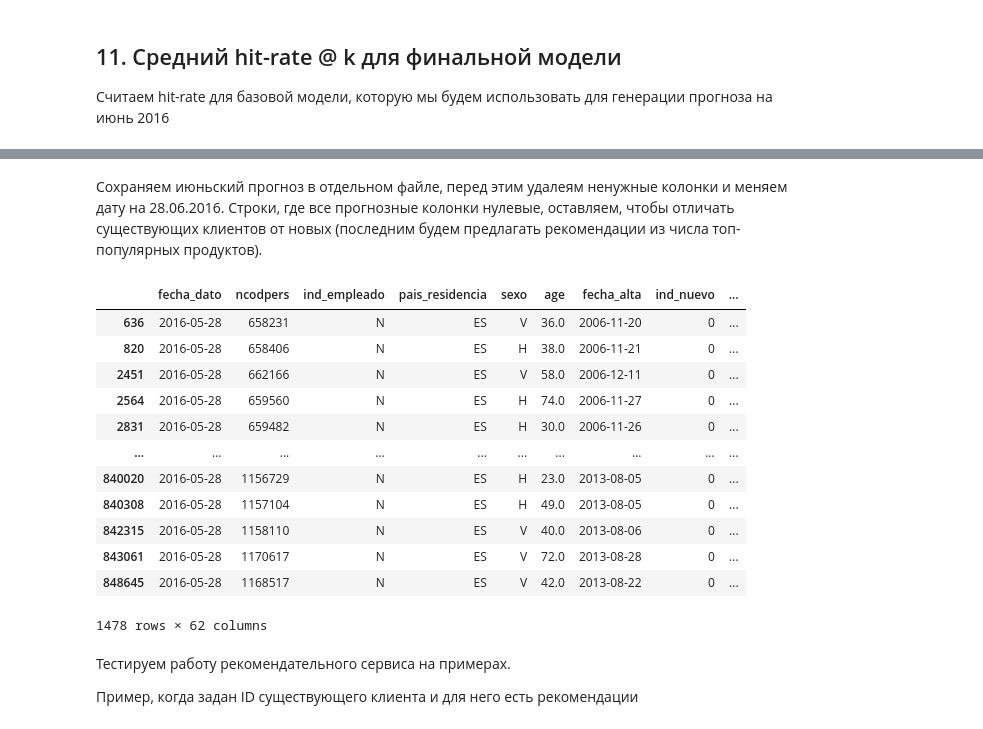
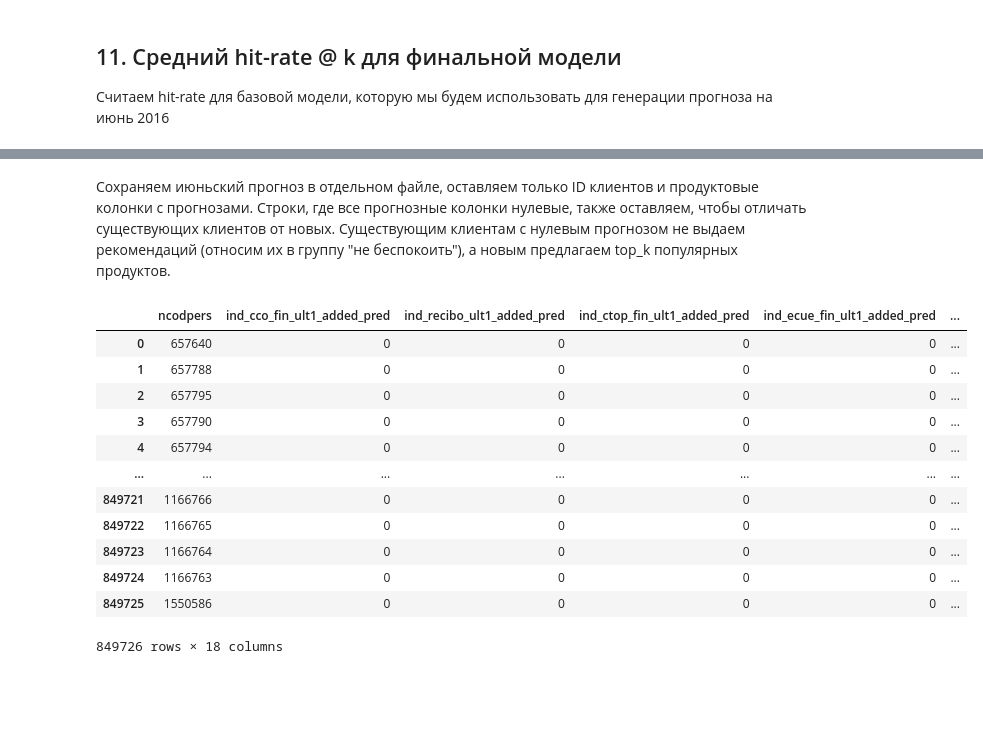
Before and after one commit to ibnkir/bank-recsys-project, a Jupyter notebook: notebooks/eda_ml_notebook.ipynb, the cells around one changed output, grey strips where cells are left out. Saved outputs shown, nothing was run; the diff lists cells and outputs as text; code cells hidden in the pictures; blank space fills up the shorter version.

```diff
--- a/notebooks/eda_ml_notebook.ipynb
+++ b/notebooks/eda_ml_notebook.ipynb
@@ -981,7 +976,7 @@ clean_data_train = pd.read_csv('../data/clean_data_train.csv.zip')
 clean_data_test = pd.read_csv('../data/clean_data_test.csv.zip')
 # %%
 # Загружаем данные о популярности продуктов
-pop_ranked_prods = pd.read_parquet('../services/data/pop_ranked_prods.parquet')
+pop_ranked_prods = pd.read_parquet('../services/recs_data/pop_ranked_products.parquet')
 # %%
 # Имена колонок с продуктами на конец месяца
 prods_held_cols = [
@@ -1567,6 +1609,7 @@ non_bin_cat_cols_fs = [
     'fecha_dato',
     'ind_empleado',
     'pais_residencia',
+    'indrel_1mes',
     'tiprel_1mes',
     'canal_entrada',
     'segmento'
@@ -1732,12 +1780,11 @@ cb_clf = CatBoostClassifier(loss_function='MultiLogloss',
 random_search = RandomizedSearchCV(
     estimator=cb_clf,
     param_distributions=params,
-    n_iter=5,
+    n_iter=3,
     cv=3,
     random_state=RANDOM_STATE,
     n_jobs=-1
 )
 # %%
-# Запускаем поиск наилучших параметров
-random_search.fit(X_train_base_transformed, Y_train)
-%time cv_results = pd.DataFrame(random_search.cv_results_)
+# Запускаем подбор гиперпараметров
+%time random_search.fit(X_train_base_transformed, Y_train)
@@ -1921,10 +1942,25 @@ X_june_transformed = data_preprocessor_base.transform(X_june)
 Y_june_pred = cb_clf_base.predict(X_june_transformed)
 clean_data_test[topn_pop_prods_added_pred_cols] = Y_june_pred
 # %% [markdown]
-Сохраняем июньский прогноз в отдельном файле, перед этим удалеям ненужные колонки и меняем дату на 28.06.2016.
-Строки, где все прогнозные колонки нулевые, оставляем,
-чтобы отличать существующих клиентов от новых (последним будем предлагать
-рекомендации из числа топ-популярных продуктов).
+Сохраняем июньский прогноз в отдельном файле, оставляем только ID клиентов и продуктовые колонки с прогнозами.
+Строки, где все прогнозные колонки нулевые, также оставляем, чтобы отличать существующих клиентов от новых.
+Существующим клиентам с нулевым прогнозом не выдаем рекомендаций (относим их в группу "не беспокоить"),
+а новым предлагаем top_k популярных продуктов.
 # %%
-# Из продуктовых колонок оставляем только данные на начало июня и прогнозные top_n колонок
-june_2016_recs = clean_data_test.drop(columns=prods_held_cols + prods_added_cols)
+# Оставляем только колонки с клиентскими ID и прогнозами
+june_2016_recs = clean_data_test[np.concatenate((['ncodpers'], topn_pop_prods_added_pred_cols))]
+june_2016_recs
+# %% [output]
+|  | ncodpers | ind_cco_fin_ult1_added_pred | ind_recibo_ult1_added_pred | ind_ctop_fin_ult1_added_pred | ind_ecue_fin_ult1_added_pred | ... |
+| 0 | 657640 | 0 | 0 | 0 | 0 | ... |
+| 1 | 657788 | 0 | 0 | 0 | 0 | ... |
+| 2 | 657795 | 0 | 0 | 0 | 0 | ... |
+| 3 | 657790 | 0 | 0 | 0 | 0 | ... |
+| 4 | 657794 | 0 | 0 | 0 | 0 | ... |
+| ... | ... | ... | ... | ... | ... | ... |
+| 849721 | 1166766 | 0 | 0 | 0 | 0 | ... |
+| 849722 | 1166765 | 0 | 0 | 0 | 0 | ... |
+| 849723 | 1166764 | 0 | 0 | 0 | 0 | ... |
+| 849724 | 1166763 | 0 | 0 | 0 | 0 | ... |
+| 849725 | 1550586 | 0 | 0 | 0 | 0 | ... |
+849726 rows × 18 columns
@@ -1934,18 +1967 @@ june_2016_recs['fecha_dato'].replace({'2015-05-28':'2015-06-28'}, inplace=True)
-# %%
-# Смотрим результат
-june_2016_recs
-# %% [output]
-|  | fecha_dato | ncodpers | ind_empleado | pais_residencia | sexo | age | fecha_alta | ind_nuevo | ... |
-| 636 | 2016-05-28 | 658231 | N | ES | V | 36.0 | 2006-11-20 | 0 | ... |
-| 820 | 2016-05-28 | 658406 | N | ES | H | 38.0 | 2006-11-21 | 0 | ... |
-| 2451 | 2016-05-28 | 662166 | N | ES | V | 58.0 | 2006-12-11 | 0 | ... |
-| 2564 | 2016-05-28 | 659560 | N | ES | H | 74.0 | 2006-11-27 | 0 | ... |
-| 2831 | 2016-05-28 | 659482 | N | ES | H | 30.0 | 2006-11-26 | 0 | ... |
-| ... | ... | ... | ... | ... | ... | ... | ... | ... | ... |
-| 840020 | 2016-05-28 | 1156729 | N | ES | H | 23.0 | 2013-08-05 | 0 | ... |
-| 840308 | 2016-05-28 | 1157104 | N | ES | H | 49.0 | 2013-08-05 | 0 | ... |
-| 842315 | 2016-05-28 | 1158110 | N | ES | V | 40.0 | 2013-08-06 | 0 | ... |
-| 843061 | 2016-05-28 | 1170617 | N | ES | V | 72.0 | 2013-08-28 | 0 | ... |
-| 848645 | 2016-05-28 | 1168517 | N | ES | V | 42.0 | 2013-08-22 | 0 | ... |
-1478 rows × 62 columns
 # %%
@@ -1954,4 +1972,0 @@ june_2016_recs.to_csv('../services/data/june_2016_recs.csv.zip', index=None)
-# %% [markdown]
-Тестируем работу рекомендательного сервиса на примерах.
-
-Пример, когда задан ID существующего клиента и для него есть рекомендации
```
Also changed, not shown: parts of 62 cells of this notebook, 19 other files.
